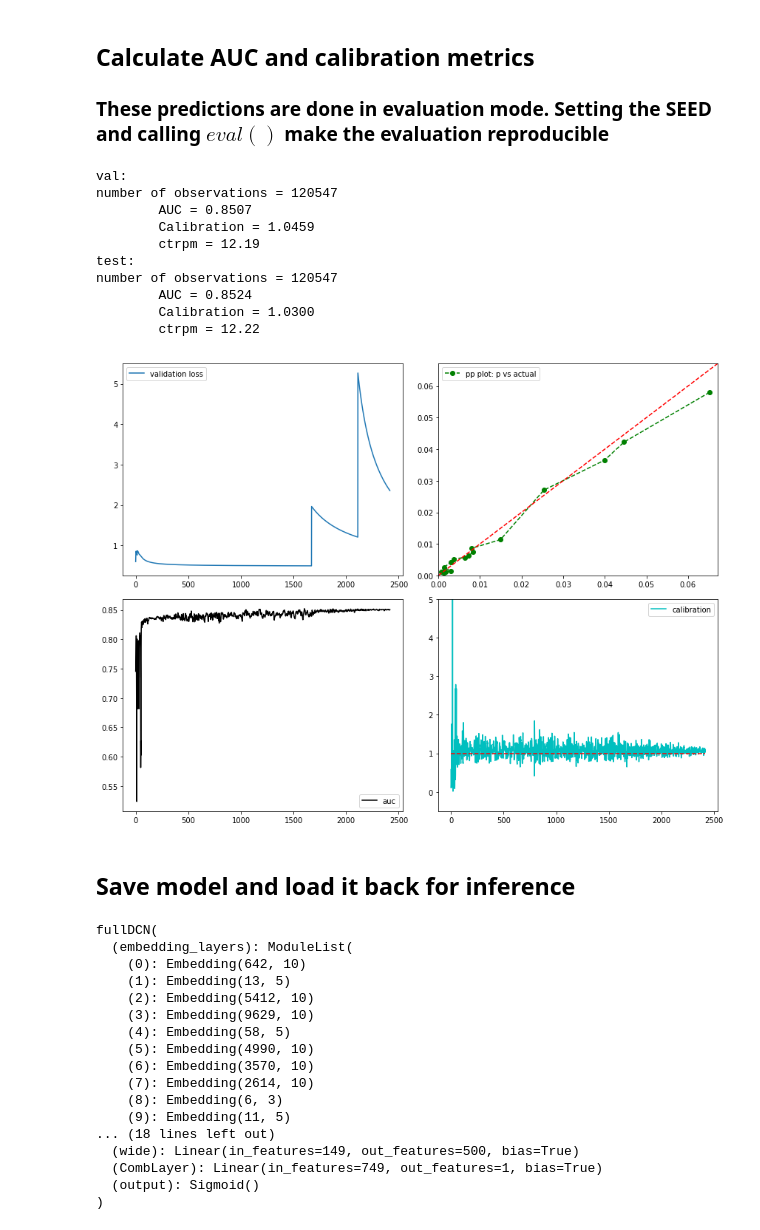
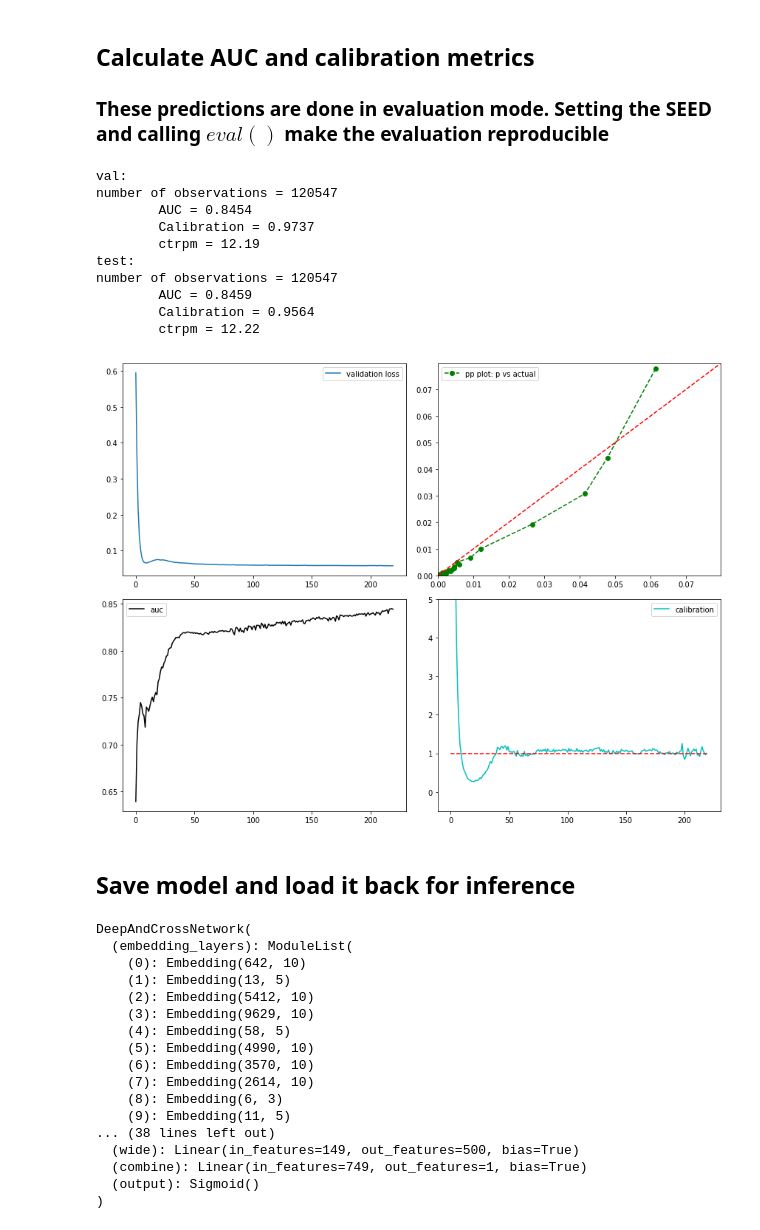
Before and after one commit to barkain/DeepAndCrossNetwork, a Jupyter notebook: dcnet_pytorch_cuda.ipynb, the cells around one changed output. Saved outputs shown, nothing was run; the diff lists cells and outputs as text; code cells hidden in the pictures.

Commit message:
fix init multiple layers using modulellist

```diff
--- a/dcnet_pytorch_cuda.ipynb
+++ b/dcnet_pytorch_cuda.ipynb
@@ -306,13 +312,8 @@ class fullDCN(nn.Module):
 # %%
 np.random.seed(SEED)
 torch.manual_seed(SEED)
-DCNnet = fullDCN(embedding_list=embed_list,
-                 dense_size=m_dense,
-                 num_deep_layers=5,
-                 num_cross_layers=1,
-                 d_units=100,
-                 w_units=500).to(device)
-summary([x_val.shape[1]], DCNnet, device)
+model = DeepAndCrossNetwork(embed_list, m_dense, 5, 3, 100, 500).to(device)
+summary([x_val.shape[1]], model, device)
 # %% [output]
 ----------------------------------------------------------------
 Layer (type)          Output Shpae              Param #
@@ -332,13 +333,13 @@ Trainable params: 451802
 Non-trainable params: 0
 ----------------------------------------------------------------
 # %%
-criterion = nn.BCELoss()
-lr = .01
-optimizer = optim.Adam(DCNnet.parameters(), lr=lr, weight_decay=0.001)
+criterion = nn.BCELoss(reduction='sum')
+lr = .001
+optimizer = optim.Adam(model.parameters(), lr=lr, weight_decay=0.001)
 # scheduler = optim.lr_scheduler.ReduceLROnPlateau(optimizer, 'min', verbose=True)
-# optimizer = torch.optim.SGD(DCNnet.parameters(), lr=0.01, momentum=1.2)
-epochs = 100
-batch_size = 2**12
+# optimizer = torch.optim.SGD(model.parameters(), lr=0.01, momentum=1.2)
+epochs = 10
+batch_size = 2**14
 num_batches = int(len(y_train)//batch_size)
 MAX_BATCH_SIZE = 2**15
 MIN_LR = 1e-5
@@ -375,7 +376,6 @@ MIN_LR: 0.000010
 # %%
 train_loss = 0
 val_loss = 0
-scale = 10e5
 mean_val_loss, val_auc, val_cal = [], [], []
 x_val_sparse = x_val[:,sparse_col]
 x_val_dense = x_val[:,dense_col]
@@ -383,12 +383,13 @@ print("start training")
 l = 27
 pattern = "[%%-%ds]"%l
 for t in range(epochs):
+    model.train()
     if((t+1)%20==0 and batch_size<=MAX_BATCH_SIZE):
         batch_size *= 2**2
         num_batches = int(len(y_train)//batch_size)
     if((t+1)%10==0 and lr>=MIN_LR):
         lr *= 0.8
-        optimizer = optim.Adam(DCNnet.parameters(), lr=lr, weight_decay=0.001)
+        optimizer = optim.Adam(model.parameters(), lr=lr, weight_decay=0.001)
     start_time = time.time()
     epochrandvec=torch.randperm(len(y_train))
     x_train = x_train[epochrandvec,:]
@@ -408,22 +409,22 @@ for t in range(epochs):
         optimizer.zero_grad()
 
         # forward + backward + optimize
-        trainOutputs = DCNnet(x_batch)
+        trainOutputs = model(x_batch)
         loss = criterion(trainOutputs.squeeze(), y_batch)
-        train_loss = scale*loss.item()
+        train_loss = loss.item()
 
         #Update Network
         loss.backward()
         optimizer.step()
 
         #evaluation metrics
-        #this is NOT done in evaluation mode, hence, not determnistic results
         with torch.no_grad():
-            valOutputs = DCNnet(x_val)
+            model.eval()
+            valOutputs = model(x_val)
             criterion.weight = w_val
             validation = criterion(valOutputs.squeeze(), y_val)
-            val_loss += scale*validation.item()
-            mean_val_loss.append(val_loss/((i+1+t*num_batches)*x_val.shape[0]))
+            val_loss = validation.item()
+            mean_val_loss.append(val_loss/x_val.shape[0])
             val_auc.append(roc_auc_score(y_val.cpu().data.numpy(), valOutputs.cpu().data.numpy(), sample_weight=w_val))
             val_cal.append((valOutputs.squeeze().mul(w_val).sum() / y_val.mul(w_val).sum()).item())
         torch.cuda.empty_cache()
@@ -468,9 +464,9 @@ Finished Training
 torch.cuda.empty_cache()
 for data in [[x_val, y_val, w_val, 'val'], [x_test, y_test, w_test, 'test']]:
     with torch.no_grad():
-        DCNnet.eval()
+        model.eval()
         torch.manual_seed(SEED)
-        probs = DCNnet(data[0].squeeze())
+        probs = model(data[0].squeeze())
         sample_weight = data[2].cpu().data.numpy()
         torch.cuda.empty_cache()
         print(data[3]+':')
@@ -481,44 +477,44 @@ for data in [[x_val, y_val, w_val, 'val'], [x_test, y_test, w_test, 'test']]:
 # %% [output]
 val:
 number of observations = 120547
-        AUC = 0.8507
-        Calibration = 1.0459
+        AUC = 0.8454
+        Calibration = 0.9737
         ctrpm = 12.19
 test:
 number of observations = 120547
-        AUC = 0.8524
-        Calibration = 1.0300
+        AUC = 0.8459
+        Calibration = 0.9564
         ctrpm = 12.22
 # %%
 plt.figure(figsize=(12,9))
 plt.subplot(2,2,1)
 plt.plot(mean_val_loss, label='validation loss')
 plt.legend()
 plt.subplot(2,2,2)
 with torch.no_grad():
     torch.manual_seed(SEED)
-    probs = DCNnet(x_test.squeeze())
+    probs = model(x_test.squeeze())
 v = torch.cat([probs.cpu().reshape((probs.shape[0],1)),y_test.cpu().reshape((y_test.shape[0],1))], dim=1).data.numpy()
 v = v[np.argsort(v[:, 0])[::-1]]
 means = np.array_split(v, 20)
 means = np.array([[v[:, 0].mean(), v[:, 1].mean()] for v in means])
 max_v = np.max(means)+0.002
 plt.plot(means[:, 1], means[:,0], 'o--g', label='pp plot: p vs actual');
 plt.plot([0,max_v],[0,max_v],'r--')
 plt.xlim([0,max_v])
 plt.ylim([0,max_v])
 plt.legend()
 plt.subplot(2,2,3)
 plt.plot(val_auc, 'k-', label='auc')
 plt.legend()
 plt.subplot(2,2,4)
 plt.plot(val_cal, 'c-', label='calibration')
 plt.plot([0,len(val_cal)],[1,1], 'r--')
 plt.ylim([-0.5, 5])
 plt.legend();
 plt.tight_layout();
 # %% [output]
-[figure, old version]
+[figure, new version]
 # %% [markdown]
 ## Save model and load it back for inference
 # %%
@@ -527,14 +523,9 @@ torch.save(DCNnet.state_dict(), PATH)
 # %%
-reload_model = fullDCN(embedding_list=embed_list,
-                       dense_size=m_dense,
-                       num_deep_layers=5,
-                       num_cross_layers=1,
-                       d_units=100,
-                       w_units=500).to(device)
+reload_model = DeepAndCrossNetwork(embed_list, m_dense, 5, 1, 100, 500).to(device)
 reload_model.load_state_dict(torch.load(PATH))
 reload_model.eval()
 # %% [output]
-fullDCN(
+DeepAndCrossNetwork(
   (embedding_layers): ModuleList(
     (0): Embedding(642, 10)
     (1): Embedding(13, 5)
@@ -546,9 +537,9 @@ fullDCN(
     (7): Embedding(2614, 10)
     (8): Embedding(6, 3)
     (9): Embedding(11, 5)
-... (18 lines left out)
+... (38 lines left out)
   (wide): Linear(in_features=149, out_features=500, bias=True)
-  (CombLayer): Linear(in_features=749, out_features=1, bias=True)
+  (combine): Linear(in_features=749, out_features=1, bias=True)
   (output): Sigmoid()
 )
 # %%
```
Also changed, not shown: parts of 12 cells of this notebook, 2 other files.
